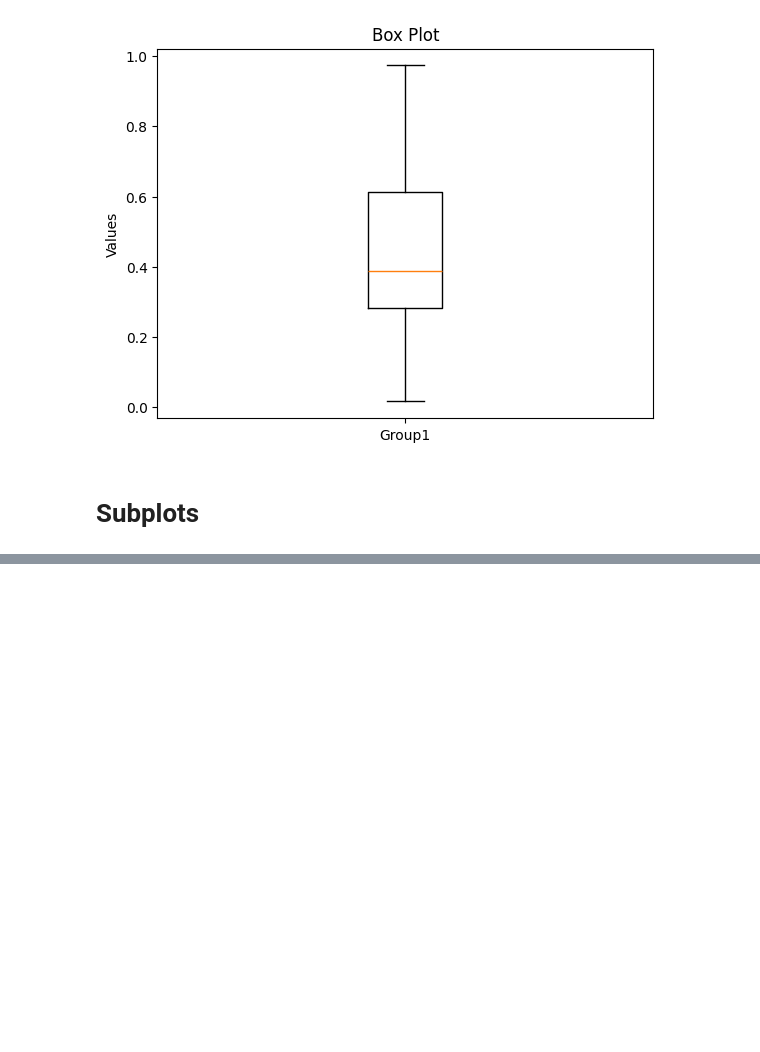
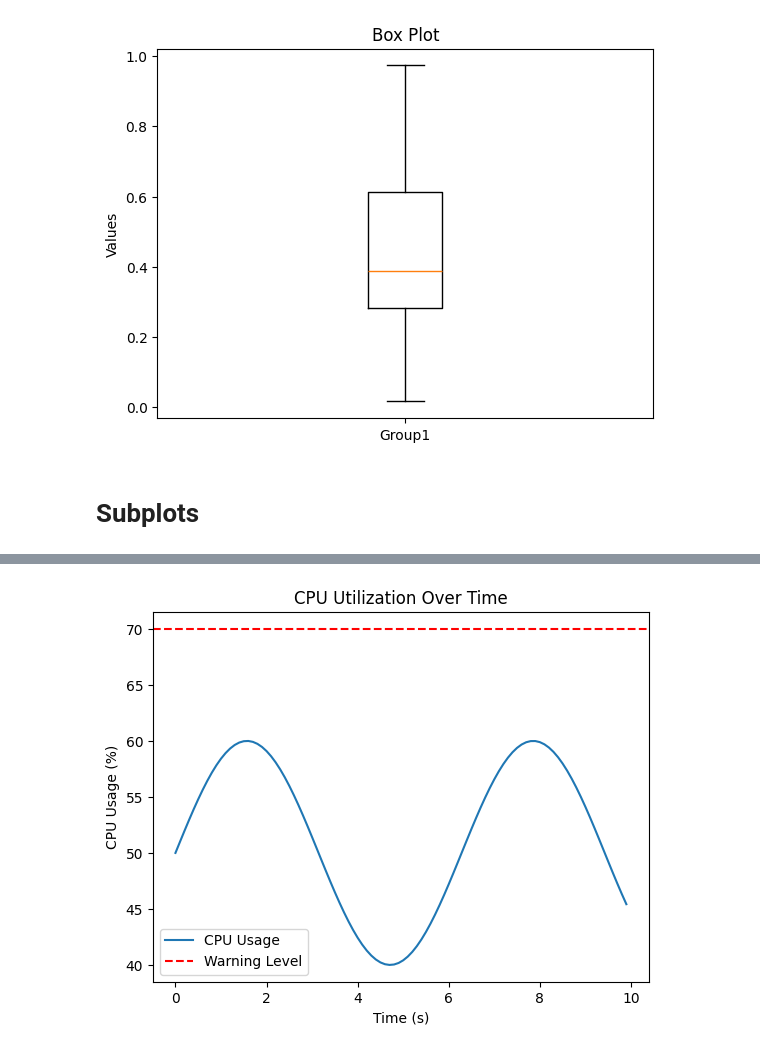
Before and after one commit to hruthiksiva/basic-ml-practice, a Jupyter notebook: matplotlib.ipynb, the cells around one changed output, grey strips where cells are left out. Cells and saved outputs as stored; diff of their text form; code cells hidden in the pictures; blank space fills up the shorter version.

```diff
--- a/matplotlib.ipynb
+++ b/matplotlib.ipynb
@@ -127,0 +198,15 @@ fig, axes = plt.subplots(2,2, figsize=(10,8))
+# %%
+import numpy as np
+
+time = np.arange(0, 10, 0.1)
+cpu_usage = 50 + 10 * np.sin(time)
+
+plt.plot(time, cpu_usage, label="CPU Usage")
+plt.axhline(y=70, color='red', linestyle='--', label="Warning Level")
+plt.title("CPU Utilization Over Time")
+plt.xlabel("Time (s)")
+plt.ylabel("CPU Usage (%)")
+plt.legend()
+plt.show()
+# %% [output]
+[figure, added]
```
Also changed, not shown: parts of 9 cells of this notebook.
